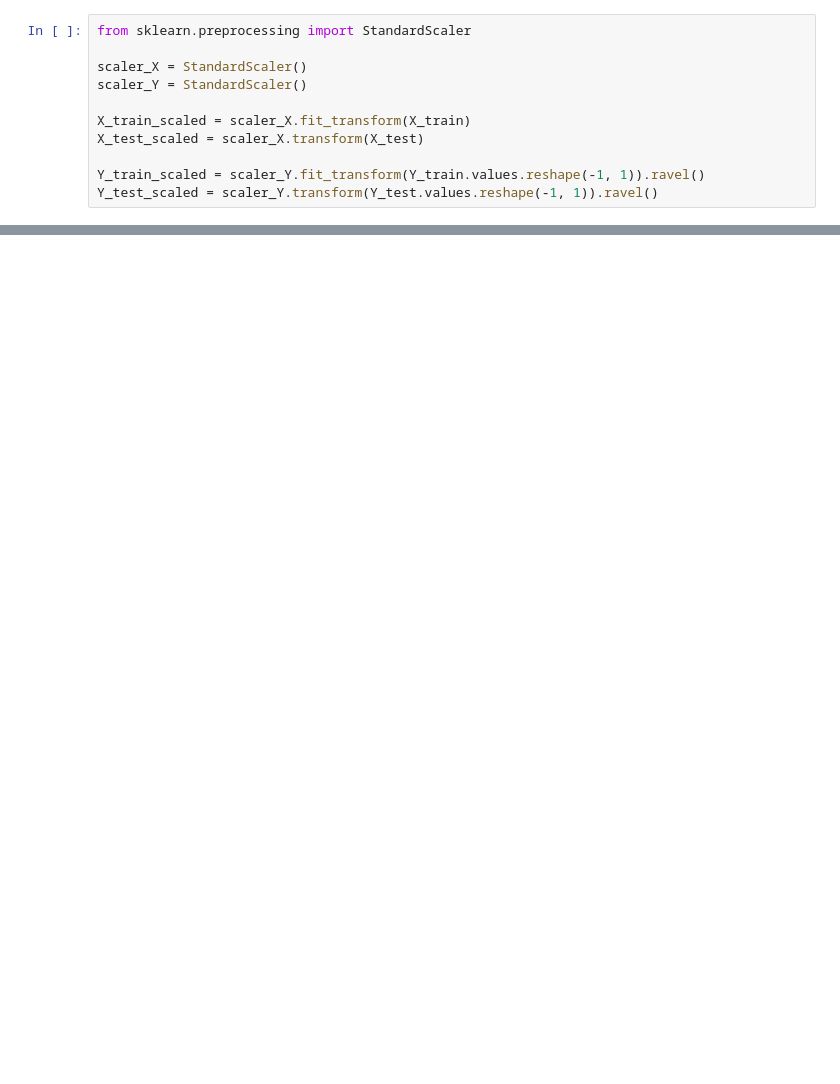
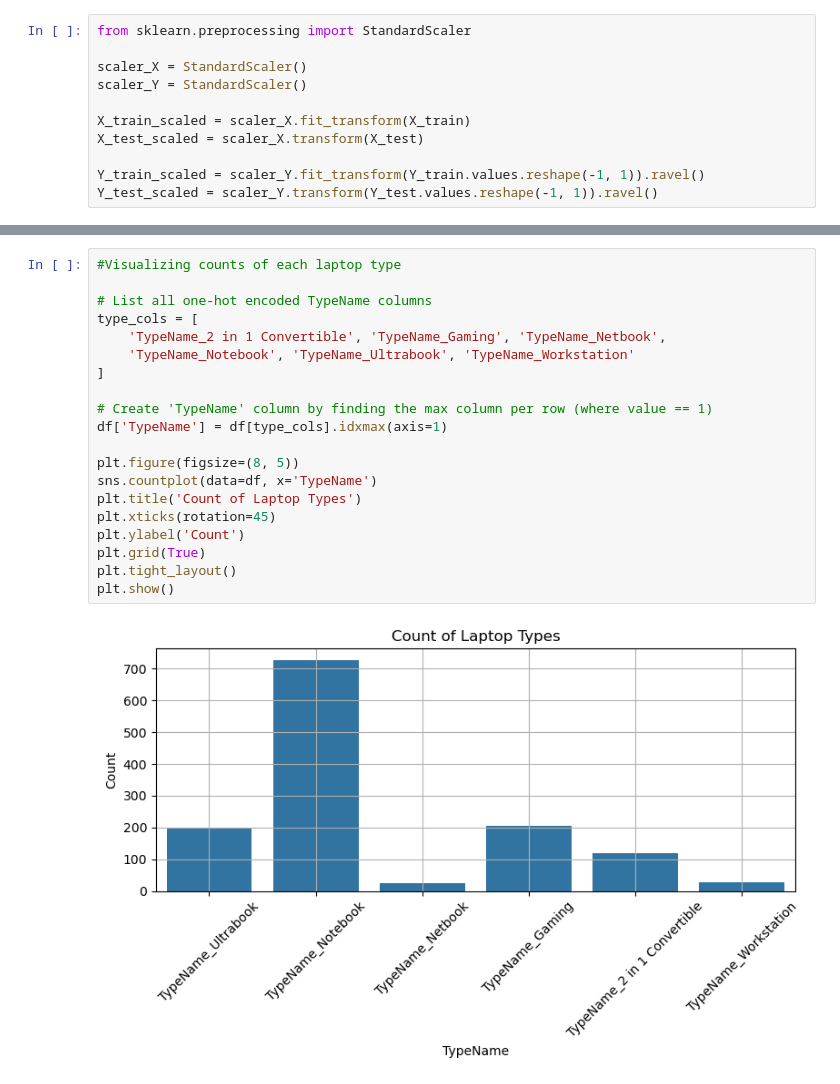
Before and after one commit to Ddasunsandeepa/laptop_price_predictor_project, a Jupyter notebook: notebooks/FC212012-Sajani/Data_Preprocessing.ipynb, the cells around one changed output, grey strips where cells are left out. Drawn from its saved outputs; the diff is of its cells as text; blank space fills up the shorter version.

```diff
--- a/notebooks/FC212012-Sajani/Data_Preprocessing.ipynb
+++ b/notebooks/FC212012-Sajani/Data_Preprocessing.ipynb
@@ -834,0 +597,22 @@ plt.show()
+# %%
+#Visualizing counts of each laptop type
+
+# List all one-hot encoded TypeName columns
+type_cols = [
+    'TypeName_2 in 1 Convertible', 'TypeName_Gaming', 'TypeName_Netbook',
+    'TypeName_Notebook', 'TypeName_Ultrabook', 'TypeName_Workstation'
+]
+
+# Create 'TypeName' column by finding the max column per row (where value == 1)
+df['TypeName'] = df[type_cols].idxmax(axis=1)
+
+plt.figure(figsize=(8, 5))
+sns.countplot(data=df, x='TypeName')
+plt.title('Count of Laptop Types')
+plt.xticks(rotation=45)
+plt.ylabel('Count')
+plt.grid(True)
+plt.tight_layout()
+plt.show()
+# %% [output]
+[figure, added]
```
Also changed, not shown: parts of 40 cells of this notebook, 3 other files.
